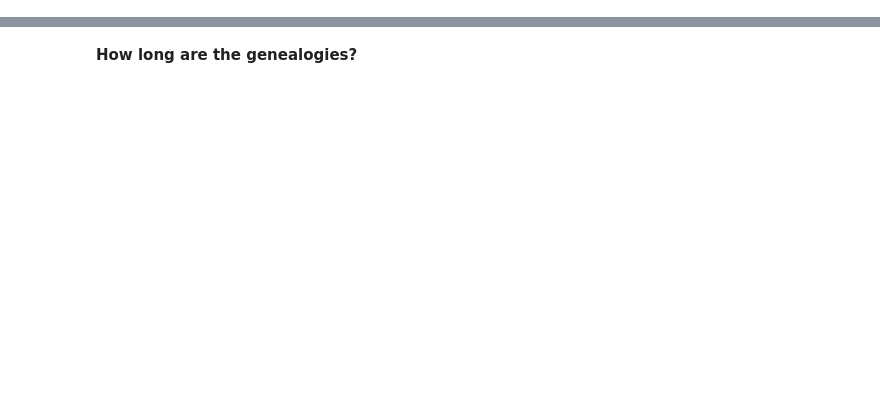
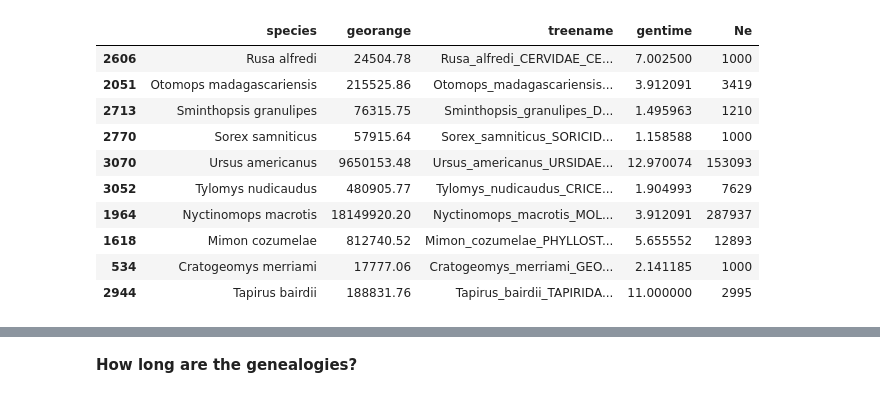
Before and after one commit to pmckenz1/ipcoal, a Jupyter notebook: docs/notebooks/Empirical-Example.ipynb, the cells around one changed output, grey strips where cells are left out. Drawn from its saved outputs; the diff is of its cells as text; code cells hidden in the pictures; blank space fills up the shorter version.

```diff
--- a/docs/notebooks/Empirical-Example.ipynb
+++ b/docs/notebooks/Empirical-Example.ipynb
@@ -270,0 +54,6 @@ mod.df
+# %%
+# subselect species names and geo range columns from pantheria
+sppdata = panthdf.loc[:, ['MSW05_Binomial', '26-1_GR_Area_km2']]
+
+# rename sppdata columns
+sppdata.columns = ["species", "georange"]
@@ -270,0 +77,23 @@ mod.df
+# %%
+# add gentime values to all species matching to names in Pacifici data set
+sppdata["gentime"] = np.nan
+for idx in gentimedf.index:
+
+    # get generation time in units of years
+    species, gent = gentimedf.loc[idx, ["Scientific_name", "GenerationLength_d"]]
+    mask = sppdata.species == species
+    sppdata.loc[mask.values, "gentime"] = gent / 365.
+# %%
+# set missing data (-999) to NaN
+sppdata[sppdata == -999.000] = np.nan
+
+# remove rows where either georange or gentime is missing
+mask = sppdata.georange.notna() & sppdata.gentime.notna() & sppdata.treename.notna()
+sppdata = sppdata.loc[mask, :]
+
+# reorder and reset index for dropped rows
+sppdata.sort_values(by="species", inplace=True)
+sppdata.reset_index(drop=True, inplace=True)
+
+# show first ten sorted rows
+sppdata.head(10)
@@ -270,0 +128,24 @@ mod.df
+# %%
+# transform georange into Ne values within selected range
+max_Ne = 1000000
+min_Ne = 1000
+
+# set Ne values in range scaled by geographic ranges
+Ne = max_Ne * (sppdata.georange / sppdata.georange.max())
+Ne = [max(min_Ne, i) for i in Ne]
+sppdata["Ne"] = np.array(Ne, dtype=int)
+
+# show 10 random samples
+sppdata.sample(10)
+# %% [output]
+|  | species | georange | treename | gentime | Ne |
+| 2606 | Rusa alfredi | 24504.78 | Rusa_alfredi_CERVIDAE_CE... | 7.002500 | 1000 |
+| 2051 | Otomops madagascariensis | 215525.86 | Otomops_madagascariensis... | 3.912091 | 3419 |
+| 2713 | Sminthopsis granulipes | 76315.75 | Sminthopsis_granulipes_D... | 1.495963 | 1210 |
+| 2770 | Sorex samniticus | 57915.64 | Sorex_samniticus_SORICID... | 1.158588 | 1000 |
+| 3070 | Ursus americanus | 9650153.48 | Ursus_americanus_URSIDAE... | 12.970074 | 153093 |
+| 3052 | Tylomys nudicaudus | 480905.77 | Tylomys_nudicaudus_CRICE... | 1.904993 | 7629 |
+| 1964 | Nyctinomops macrotis | 18149920.20 | Nyctinomops_macrotis_MOL... | 3.912091 | 287937 |
+| 1618 | Mimon cozumelae | 812740.52 | Mimon_cozumelae_PHYLLOST... | 5.655552 | 12893 |
+| 534 | Cratogeomys merriami | 17777.06 | Cratogeomys_merriami_GEO... | 2.141185 | 1000 |
+| 2944 | Tapirus bairdii | 188831.76 | Tapirus_bairdii_TAPIRIDA... | 11.000000 | 2995 |
```
Also changed, not shown: parts of 123 cells of this notebook, 3 other files.
